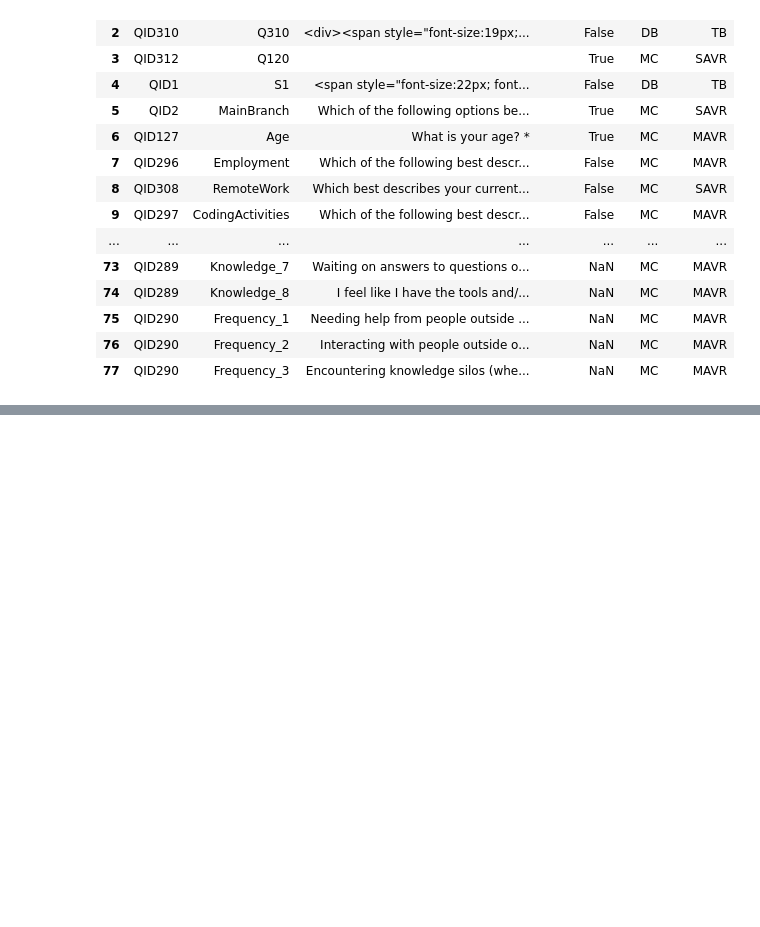
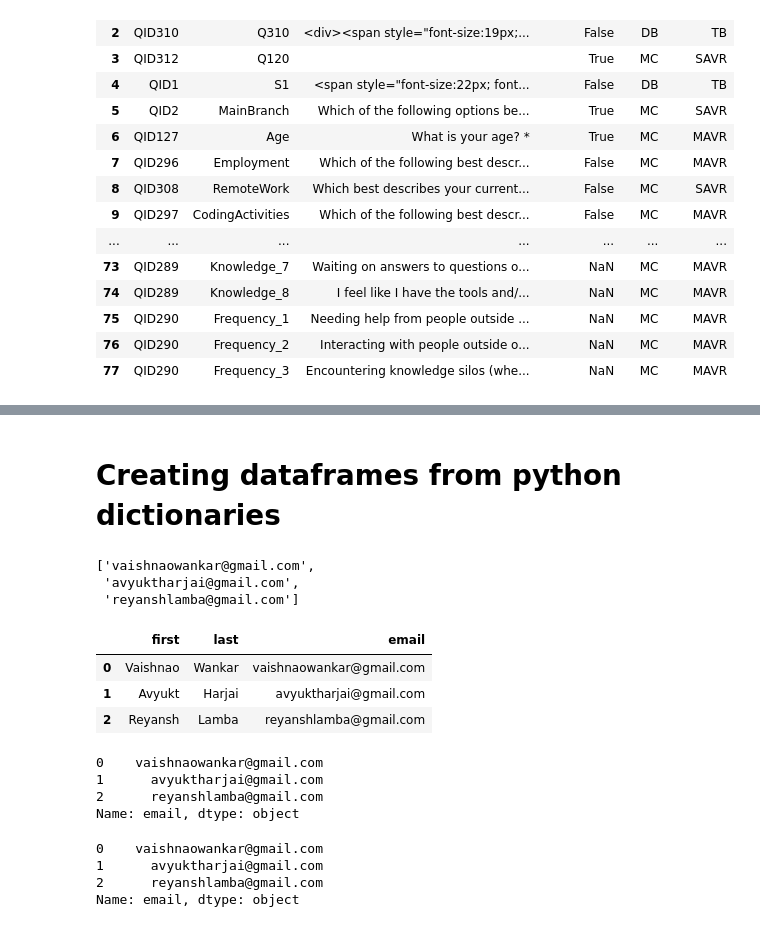
Before and after one commit to vaishnaowankar/Python-Practise, a Jupyter notebook: 01-Python-for-data-science/Pandas/learn-pandas.ipynb, the cells around one changed output, grey strips where cells are left out. Cells and saved outputs as stored; diff of their text form; code cells hidden in the pictures; blank space fills up the shorter version.

Commit message:
modified pandas file

```diff
--- a/01-Python-for-data-science/Pandas/learn-pandas.ipynb
+++ b/01-Python-for-data-science/Pandas/learn-pandas.ipynb
@@ -133,3 +133,47 @@ df.tail(10)
 | 89181 | 89182 | I agree | I code primarily as a hobby | Prefer not to say | I prefer not to say | NaN | NaN | Something else | ... |
 | 89182 | 89183 | I agree | I am a developer by profession | Under 18 years old | Employed, part-time;Student, part... | Hybrid (some remote, some in-person) | Hobby;School or academic work | Secondary school (e.g. American h... | ... |
 | 89183 | 89184 | I agree | I am a developer by profession | 35-44 years old | Employed, full-time | Hybrid (some remote, some in-person) | Hobby;Professional development or... | Bachelor’s degree (B.A., B.S., B.... | ... |
+# %% [markdown]
+# Creating dataframes from python dictionaries
+# %%
+people = {
+    "first" : ['Vaishnao','Avyukt','Reyansh'],
+    "last" : ['Wankar','Harjai','Lamba'],
+    "email" : ['vaishnaowankar@gmail.com','avyuktharjai@gmail.com','reyanshlamba@gmail.com']
+}
+# %%
+# we know we can access any key in dict
+people['email']
+# %% [output]
+['vaishnaowankar@gmail.com',
+ 'avyuktharjai@gmail.com',
+ 'reyanshlamba@gmail.com']
+# %%
+# Creating a DataFrame
+python_df = pd.DataFrame(people)
+# %%
+python_df
+# %% [output]
+|  | first | last | email |
+| 0 | Vaishnao | Wankar | vaishnaowankar@gmail.com |
+| 1 | Avyukt | Harjai | avyuktharjai@gmail.com |
+| 2 | Reyansh | Lamba | reyanshlamba@gmail.com |
+# %%
+# we can similarly access any column like python dict from dataframe
+python_df['email']
+# %% [output]
+0    vaishnaowankar@gmail.com
+1      avyuktharjai@gmail.com
+2      reyanshlamba@gmail.com
+Name: email, dtype: object
+# %%
+# we can also use dot method to do the same but is not prefereed because because the attributes may be same as pandas methods , hence would create a problem.
+
+python_df.email
+
+# PRoblem : suppose if DataFrame contains a column names count then accessing it using dot method will call the pandas count method .
+# %% [output]
+0    vaishnaowankar@gmail.com
+1      avyuktharjai@gmail.com
+2      reyanshlamba@gmail.com
+Name: email, dtype: object
```
Also changed, not shown: parts of 13 cells of this notebook.
